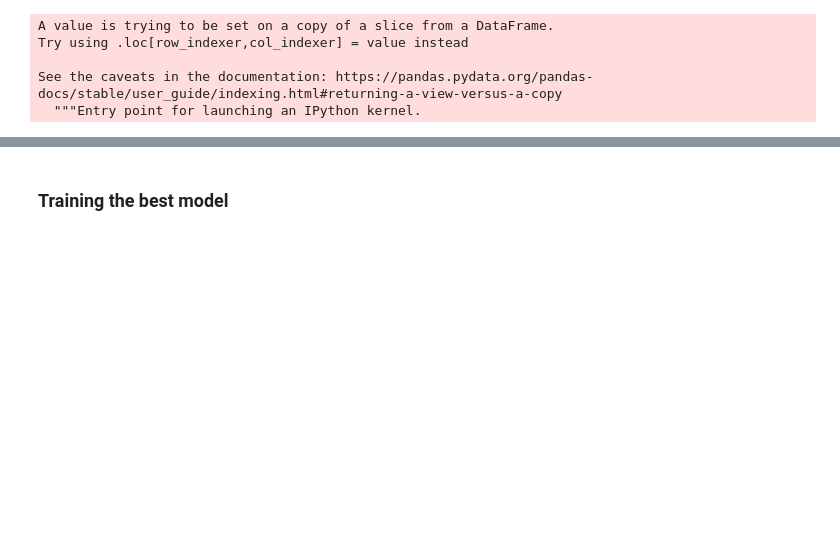
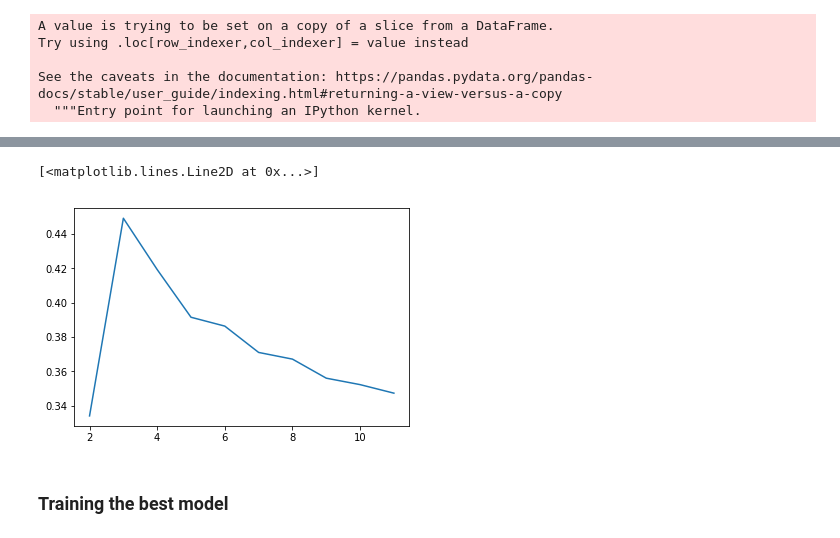
Before and after one commit to tanmaygadgil/UML-Project, a Jupyter notebook: Topic_Modeling/LSI Model.ipynb, the cells around one changed output, grey strips where cells are left out. Cells and saved outputs as stored; diff of their text form; code cells hidden in the pictures; blank space fills up the shorter version.

```diff
--- a/Topic_Modeling/LSI Model.ipynb
+++ b/Topic_Modeling/LSI Model.ipynb
@@ -109,4 +109,4 @@ See the caveats in the documentation: https://pandas.pydata.org/pandas-docs/stab
 # %%
 dictionary = corpora.Dictionary(engaged_df['clean_reviews'])
 
-doc_term_matrix = tqdm([dictionary.doc2bow(rev) for rev in engaged_df['clean_reviews']])
+doc_term_matrix = [dictionary.doc2bow(rev) for rev in engaged_df['clean_reviews']]
@@ -125,7 +145,7 @@ def compute_coherence_values(dictionary, doc_term_matrix, doc_clean, stop, start
     model_list = []
     for num_topics in tqdm(range(start, stop, step)):
         # generate LSA model
-        model = LsiModel(doc_term_matrix, num_topics=number_of_topics, id2word = dictionary)  # train model
+        model = LsiModel(doc_term_matrix, num_topics=num_topics, id2word = dictionary)  # train model
         model_list.append(model)
         coherencemodel = CoherenceModel(model=model, texts=doc_clean, dictionary=dictionary, coherence='c_v')
         coherence_values.append(coherencemodel.get_coherence())
@@ -135,3 +168,8 @@ model_list, coherence_values = compute_coherence_values(dictionary, doc_term_mat
+# %%
+plt.plot(range(2,12,1), coherence_values)
+# %% [output]
+[<matplotlib.lines.Line2D at 0x...>]
+[figure, added]
 # %% [markdown]
 ### Training the best model
 # %%
```
Also changed, not shown: parts of 8 cells of this notebook, 3 other files.
